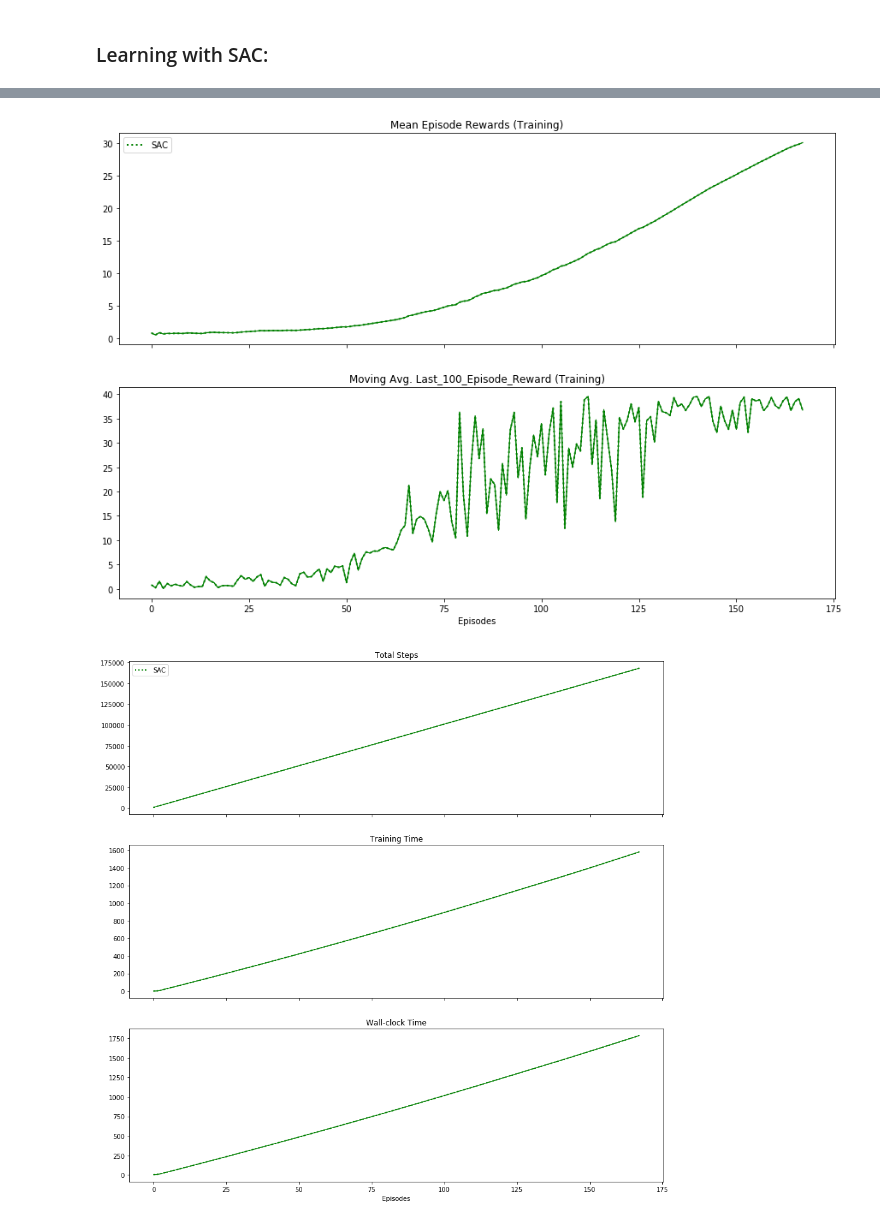
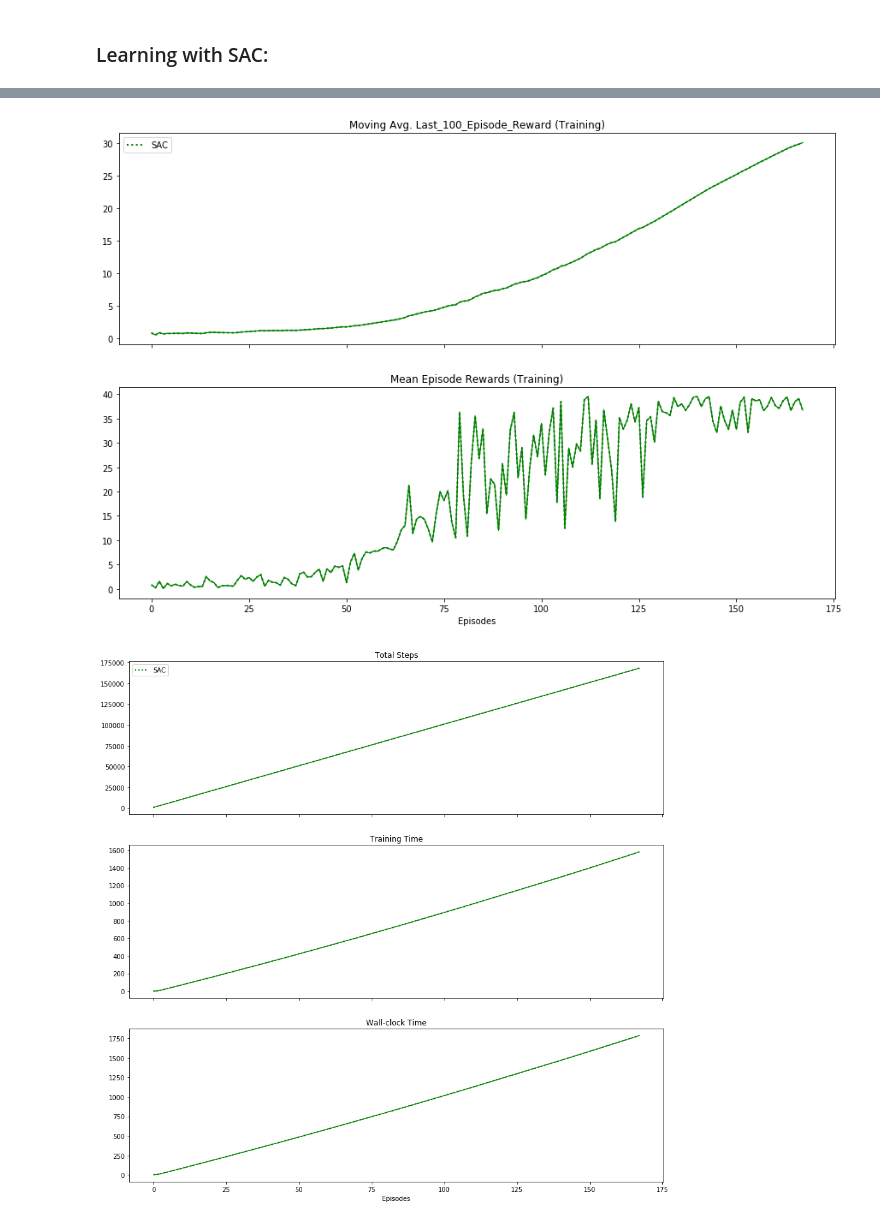
Before and after one commit to Jeyhooon/deep-reinforcement-learning, a Jupyter notebook: p2_continuous-control/Continuous_Control_SAC.ipynb, the cells around one changed output, grey strips where cells are left out. Drawn from its saved outputs; the diff is of its cells as text; code cells hidden in the pictures.

```diff
--- a/p2_continuous-control/Continuous_Control_SAC.ipynb
+++ b/p2_continuous-control/Continuous_Control_SAC.ipynb
@@ -689,27 +689,27 @@ sac_x = np.arange(len(sac_mean_100_score))
 # %%
 fig, axs = plt.subplots(2, 1, figsize=(15,10), sharey=False, sharex=True)
 
 # SAC
 axs[0].plot(sac_max_100_reward, 'g', linewidth=1)
 axs[0].plot(sac_min_100_reward, 'g', linewidth=1)
 axs[0].plot(sac_mean_100_reward, 'g:', label='SAC', linewidth=2)
 axs[0].fill_between(
     sac_x, sac_min_100_reward, sac_max_100_reward, facecolor='g', alpha=0.3)
 
 axs[1].plot(sac_max_episode_reward, 'g', linewidth=1)
 axs[1].plot(sac_min_episode_reward, 'g', linewidth=1)
 axs[1].plot(sac_mean_episode_reward, 'g:', label='SAC', linewidth=2)
 axs[1].fill_between(
     sac_x, sac_min_episode_reward, sac_max_episode_reward, facecolor='g', alpha=0.3)
 
 # ALL
-axs[0].set_title('Mean Episode Rewards (Training)')
-axs[1].set_title('Moving Avg. Last_100_Episode_Reward (Training)')
+axs[0].set_title('Moving Avg. Last_100_Episode_Reward (Training)')
+axs[1].set_title('Mean Episode Rewards (Training)')
 plt.xlabel('Episodes')
 axs[0].legend(loc='upper left')
 plt.show()
 # %% [output]
-[figure, old version]
+[figure, new version]
 # %%
 fig, axs = plt.subplots(3, 1, figsize=(15,15), sharey=False, sharex=True)
 
```
Also changed, not shown: 2 other files.
